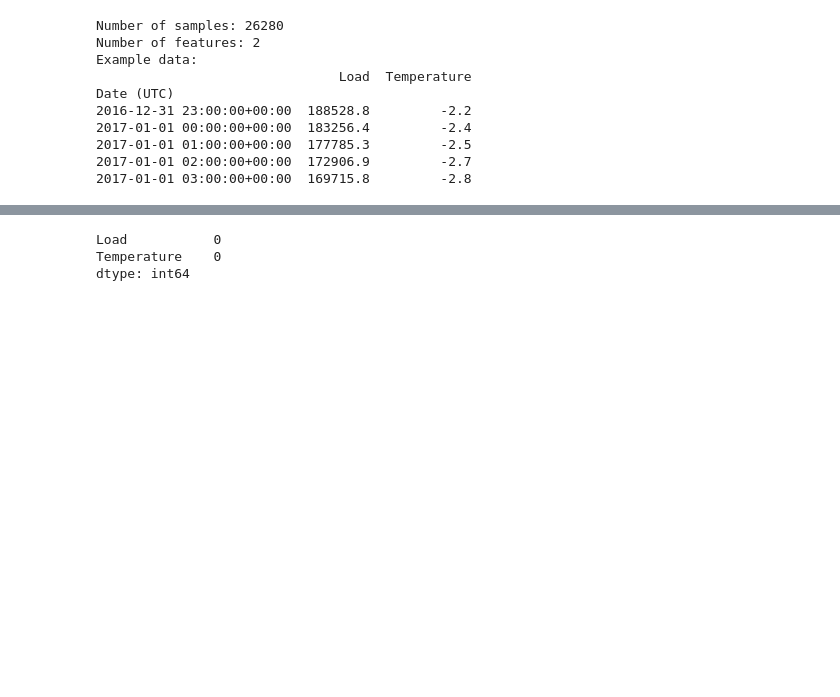
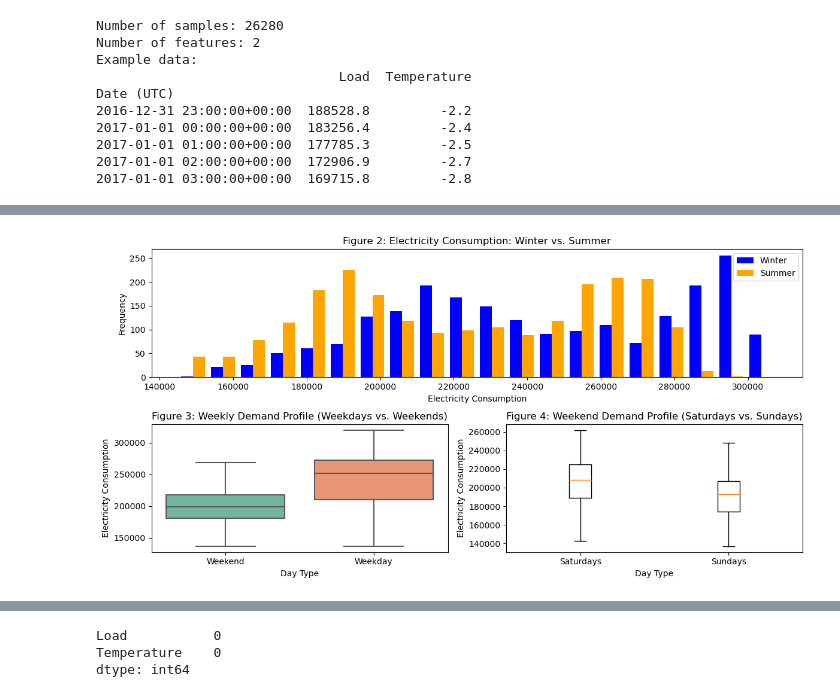
Before and after one commit to EjoelM/Opencampus_SH_TimeSeries_Energy, a Jupyter notebook: 1_DatasetCharacteristics/exploratory_data_analysis.ipynb, the cells around one changed output, grey strips where cells are left out. Drawn from its saved outputs; the diff is of its cells as text; code cells hidden in the pictures; blank space fills up the shorter version.

```diff
--- a/1_DatasetCharacteristics/exploratory_data_analysis.ipynb
+++ b/1_DatasetCharacteristics/exploratory_data_analysis.ipynb
@@ -45,0 +76,46 @@ Date (UTC)
+# %%
+start_date = '2018-05-01'
+end_date = '2019-05-01'
+filtered_data = df[(df.index >= start_date) & (df.index <= end_date)]
+
+# Seasonal Comparison (Winter vs. Summer)
+winter_data = filtered_data[(filtered_data.index.month.isin([12, 1, 2]))]  # Filtering for December, January, February
+summer_data = filtered_data[(filtered_data.index.month.isin([6, 7, 8]))]  # Filtering for June, July, August
+
+# Filter data for Weekdays and Weekends
+df['Weekday'] = df.index.weekday
+df['Week'] = 'Weekday'
+df.loc[df['Weekday'] >= 5, 'Week'] = 'Weekend'
+
+# Filter data for Saturdays and Sundays
+saturday = filtered_data[filtered_data.index.weekday == 5]
+sunday = filtered_data[filtered_data.index.weekday == 6]
+
+fig = plt.figure(figsize=(12, 6))
+ax1 = fig.add_subplot(2, 2, (1, 2))
+ax2 = fig.add_subplot(2, 2, 3)
+ax3 = fig.add_subplot(2, 2, 4)
+
+# Subplot 1: Electricity Consumption - Winter vs. Summer
+ax1.hist([winter_data['Load'], summer_data['Load']], bins=20, color=['blue', 'orange'], label=['Winter', 'Summer'])
+ax1.set_title('Figure 2: Electricity Consumption: Winter vs. Summer')
+ax1.set_xlabel('Electricity Consumption')
+ax1.set_ylabel('Frequency')
+ax1.legend()
+
+# Subplot 2: Weekly Demand Profile - Weekdays vs. Weekends
+sns.boxplot(x='Week', y='Load', data=df, ax=ax2, palette='Set2')
+ax2.set_title('Figure 3: Weekly Demand Profile (Weekdays vs. Weekends)')
+ax2.set_xlabel('Day Type')
+ax2.set_ylabel('Electricity Consumption')
+
+# Subplot 3: Weekend Demand Profile - Saturdays vs. Sundays
+ax3.boxplot([saturday['Load'], sunday['Load']], labels=['Saturdays', 'Sundays'])
+ax3.set_title('Figure 4: Weekend Demand Profile (Saturdays vs. Sundays)')
+ax3.set_xlabel('Day Type')
+ax3.set_ylabel('Electricity Consumption')
+
+plt.tight_layout()
+plt.show()
+# %% [output]
+[figure, added]
```
Also changed, not shown: parts of 21 cells of this notebook, 1 other file.
